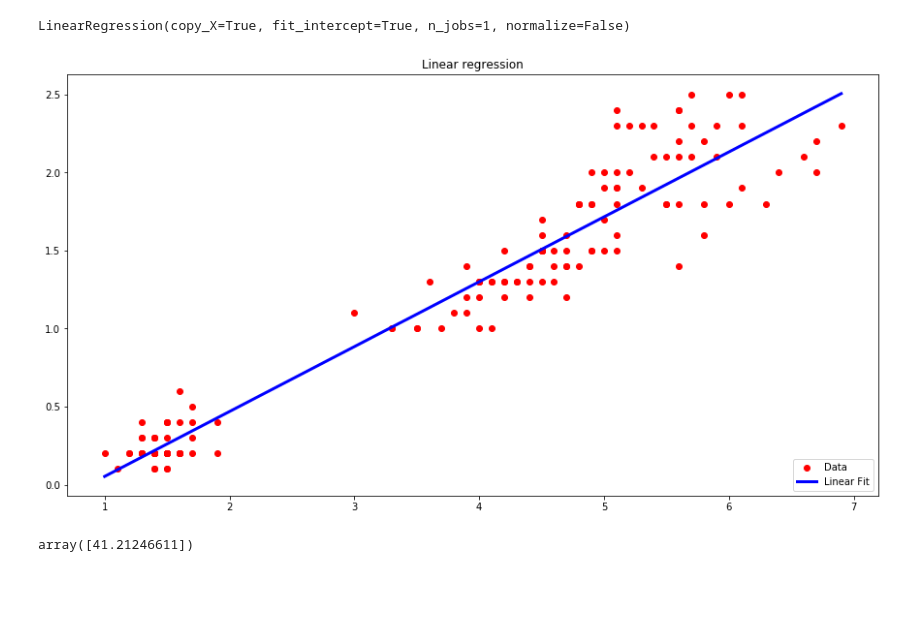
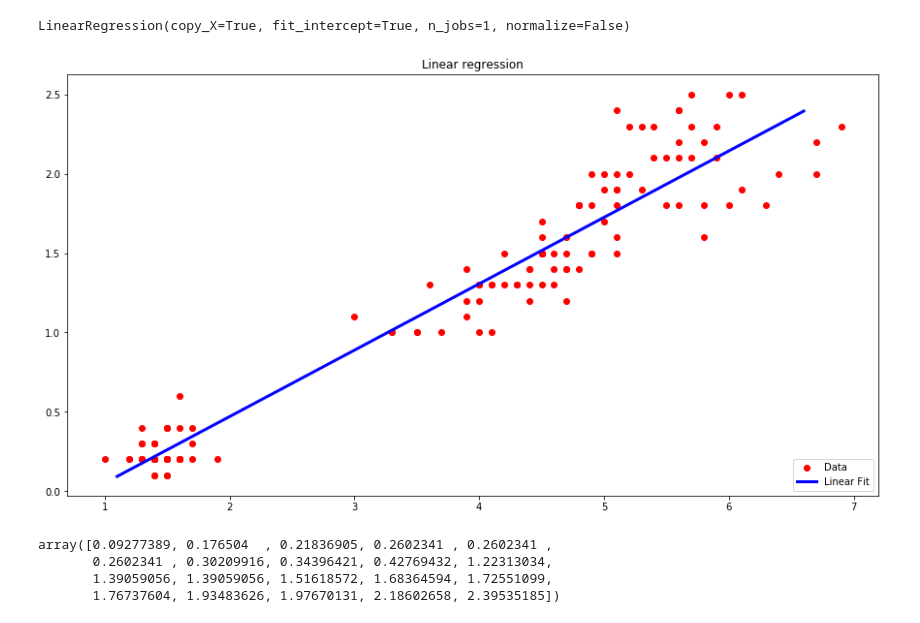
Before and after one commit to MarkyMan4/data-explorer, a Jupyter notebook: notebooks/linear_regression.ipynb, the cells around one changed output. Drawn from its saved outputs; the diff is of its cells as text; code cells hidden in the pictures; blank space fills up the shorter version.

Commit message:
train and test sets in linear regression notebook

```diff
--- a/notebooks/linear_regression.ipynb
+++ b/notebooks/linear_regression.ipynb
@@ -37,24 +37,38 @@ lin_reg = LinearRegression()
 
 df = df.sort_values(df.columns[2])
 
-x = np.array(df[[df.columns[2]]])
-y = np.array(df[df.columns[3]])
+mask = np.random.randn(len(df)) < 0.8
+
+train = df[mask]
+test = df[~mask]
+
+train = train.sort_values(df.columns[2])
+test = test.sort_values(df.columns[2])
+
+x = np.array(train[[df.columns[2]]])
+y = np.array(train[df.columns[3]])
+
+test_x = np.array(test[[df.columns[2]]])
+test_y = np.array(test[df.columns[3]])
 
 lin_reg.fit(x, y)
 # %% [output]
 LinearRegression(copy_X=True, fit_intercept=True, n_jobs=1, normalize=False)
 # %%
-pred = lin_reg.predict(x)
+pred = lin_reg.predict(test_x)
 # %%
 fig = plt.figure(figsize=(15,8))
 raw = plt.scatter(x, y, color='red')
-fit, = plt.plot(x, pred, linewidth=3, color='blue')
+fit, = plt.plot(test_x, pred, linewidth=3, color='blue')
 plt.legend((raw, fit), ('Data', 'Linear Fit'), loc='lower right')
 plt.title('Linear regression')
 plt.show()
 # %% [output]
-[figure, old version]
+[figure, new version]
 # %%
-lin_reg.predict([[100]])
+lin_reg.predict(test_x)
 # %% [output]
-array([41.21246611])
+array([0.09277389, 0.176504  , 0.21836905, 0.2602341 , 0.2602341 ,
+       0.2602341 , 0.30209916, 0.34396421, 0.42769432, 1.22313034,
+       1.39059056, 1.39059056, 1.51618572, 1.68364594, 1.72551099,
+       1.76737604, 1.93483626, 1.97670131, 2.18602658, 2.39535185])
```
Also changed, not shown: 2 other files.
